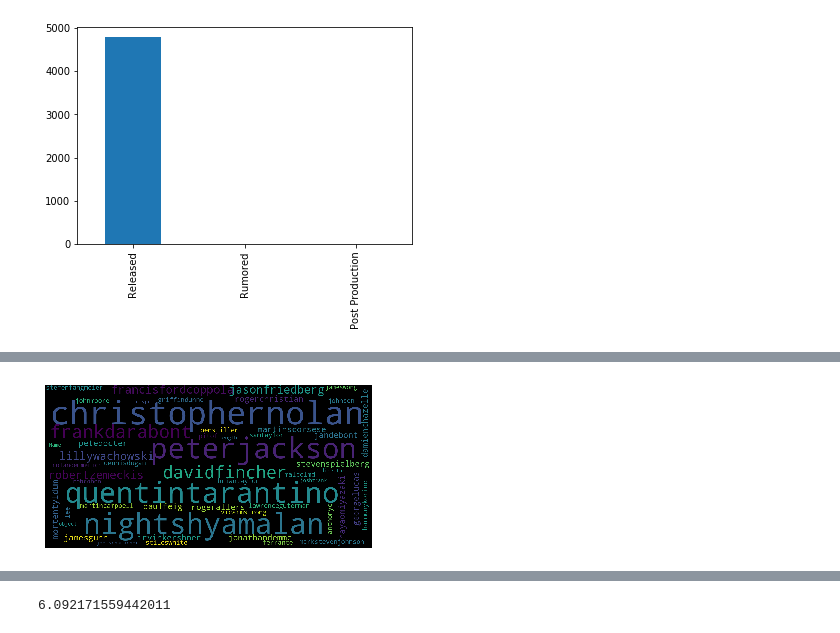
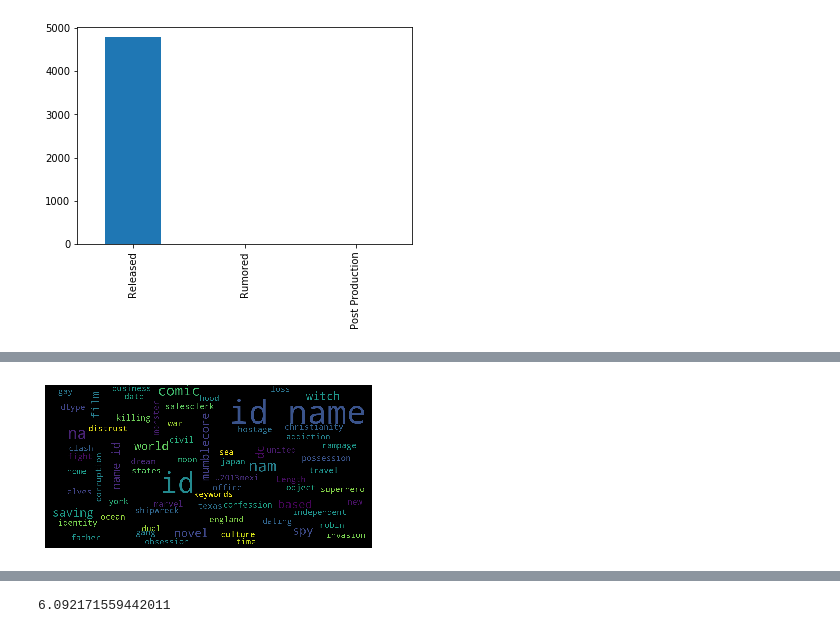
Before and after one commit to hst22/Movie-Recommender-Systems, a Jupyter notebook: Recommender System.ipynb, the cells around one changed output, grey strips where cells are left out. Drawn from its saved outputs; the diff is of its cells as text; code cells hidden in the pictures.

```diff
--- a/Recommender System.ipynb
+++ b/Recommender System.ipynb
@@ -244,4 +239,4 @@ show_wordcloud(master.cast)
 # %%
-show_wordcloud(master.director)
+show_wordcloud(master.keywords)
 # %% [output]
-[figure, old version]
+[figure, new version]
```
Also changed, not shown: parts of 38 cells of this notebook.
